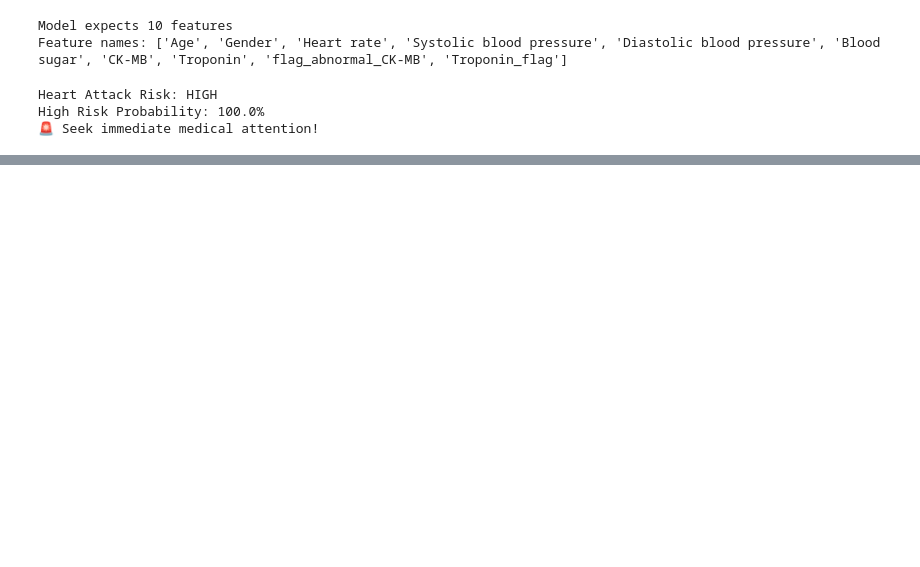
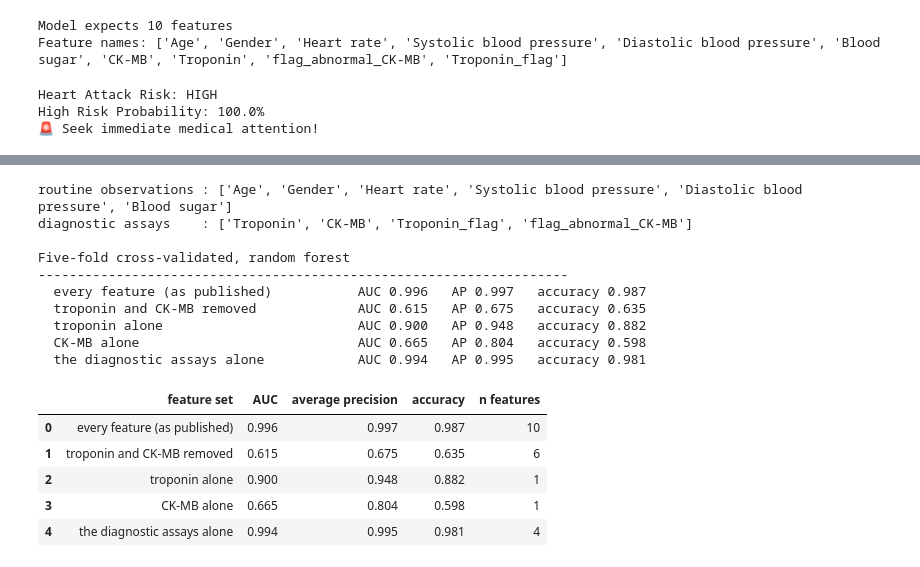
Before and after one commit to chuabrandon26/HeartAttackPrediction-ML, a Jupyter notebook: heart_attack_classification_Project.ipynb, the cells around one changed output, grey strips where cells are left out. Saved outputs shown, nothing was run; the diff lists cells and outputs as text; code cells hidden in the pictures; blank space fills up the shorter version.

```diff
--- a/heart_attack_classification_Project.ipynb
+++ b/heart_attack_classification_Project.ipynb
@@ -627,0 +706,54 @@ P10: HIGH RISK  | Prob: 89.7% | 🚨 EMERGENCY
+# %%
+from sklearn.model_selection import StratifiedKFold, cross_val_predict
+from sklearn.metrics import roc_auc_score, average_precision_score
+
+SEED = 42
+LEAKY = ["Troponin", "CK-MB", "Troponin_flag", "flag_abnormal_CK-MB"]
+ROUTINE = [c for c in X.columns if c not in LEAKY]
+
+print("routine observations :", ROUTINE)
+print("diagnostic assays    :", [c for c in LEAKY if c in X.columns])
+
+
+def cv_scores(cols, label):
+    """Five-fold cross-validated AUC, from probabilities rather than labels."""
+    model = RandomForestClassifier(n_estimators=300, min_samples_split=2,
+                                   max_depth=10, random_state=SEED, n_jobs=-1)
+    cv = StratifiedKFold(n_splits=5, shuffle=True, random_state=SEED)
+    proba = cross_val_predict(model, X[cols], y, cv=cv, method="predict_proba")[:, 1]
+    auc = roc_auc_score(y, proba)
+    ap = average_precision_score(y, proba)
+    acc = ((proba >= 0.5).astype(int) == y).mean()
+    print(f"  {label:38} AUC {auc:.3f}   AP {ap:.3f}   accuracy {acc:.3f}")
+    return {"feature set": label, "AUC": round(auc, 3),
+            "average precision": round(ap, 3), "accuracy": round(acc, 3),
+            "n features": len(cols)}
+
+
+print("\nFive-fold cross-validated, random forest\n" + "-" * 68)
+rows = [
+    cv_scores(list(X.columns),              "every feature (as published)"),
+    cv_scores(ROUTINE,                      "troponin and CK-MB removed"),
+    cv_scores(["Troponin"],                 "troponin alone"),
+    cv_scores(["CK-MB"],                    "CK-MB alone"),
+    cv_scores([c for c in LEAKY if c in X.columns], "the diagnostic assays alone"),
+]
+leakage_table = pd.DataFrame(rows)
+leakage_table
+# %% [output]
+routine observations : ['Age', 'Gender', 'Heart rate', 'Systolic blood pressure', 'Diastolic blood pressure', 'Blood sugar']
+diagnostic assays    : ['Troponin', 'CK-MB', 'Troponin_flag', 'flag_abnormal_CK-MB']
+
+Five-fold cross-validated, random forest
+--------------------------------------------------------------------
+  every feature (as published)           AUC 0.996   AP 0.997   accuracy 0.987
+  troponin and CK-MB removed             AUC 0.615   AP 0.675   accuracy 0.635
+  troponin alone                         AUC 0.900   AP 0.948   accuracy 0.882
+  CK-MB alone                            AUC 0.665   AP 0.804   accuracy 0.598
+  the diagnostic assays alone            AUC 0.994   AP 0.995   accuracy 0.981
+|  | feature set | AUC | average precision | accuracy | n features |
+| 0 | every feature (as published) | 0.996 | 0.997 | 0.987 | 10 |
+| 1 | troponin and CK-MB removed | 0.615 | 0.675 | 0.635 | 6 |
+| 2 | troponin alone | 0.900 | 0.948 | 0.882 | 1 |
+| 3 | CK-MB alone | 0.665 | 0.804 | 0.598 | 1 |
+| 4 | the diagnostic assays alone | 0.994 | 0.995 | 0.981 | 4 |
```
Also changed, not shown: parts of 28 cells of this notebook, 6 other files.
